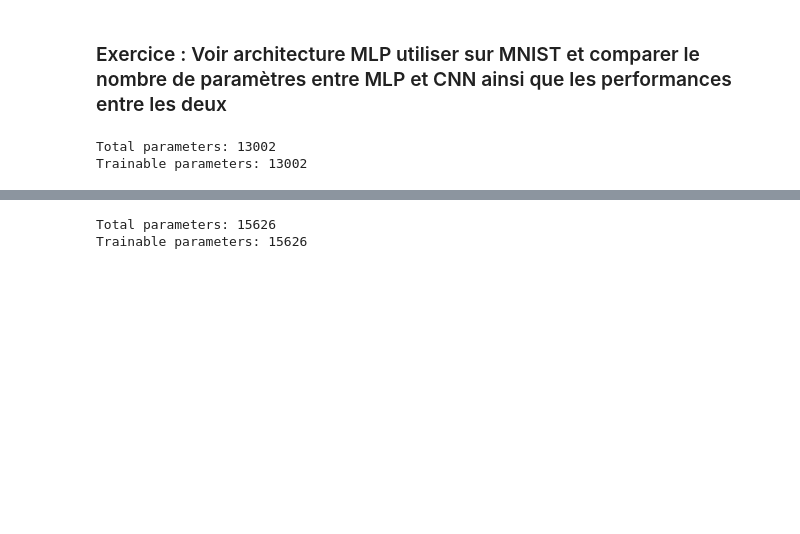
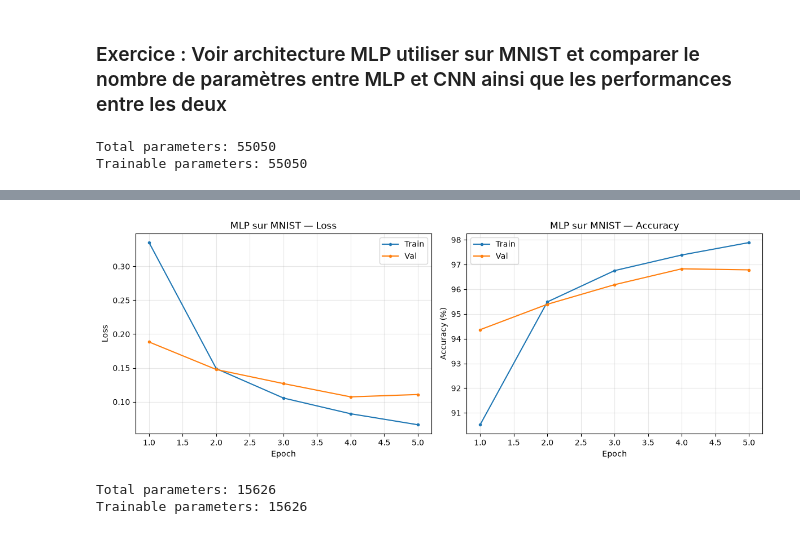
Before and after one commit to belafdil-chakib/2026-07-07, a Jupyter notebook: 999_Corrigés/CNN corrigé.ipynb, the cells around one changed output, grey strips where cells are left out. Saved outputs shown, nothing was run; the diff lists cells and outputs as text; code cells hidden in the pictures; blank space fills up the shorter version.

```diff
--- a/999_Corrigés/CNN corrigé.ipynb
+++ b/999_Corrigés/CNN corrigé.ipynb
@@ -229,49 +270,70 @@ class MLP(torch.nn.Module):
 # %%
-mlp_mnist_classifier = MLP(in_shape=X.shape[1], n_neurons=16, num_hiddens_layers=1, num_classes=10).to(device)
-# Assuming mnist_classifier is already defined
+mlp_mnist_classifier = MLP(in_shape=X.shape[1], n_neurons=64, num_hiddens_layers=1, num_classes=10).to(device)
+# mlp_mnist_classifier est déjà défini ci-dessus
 total_params = sum(p.numel() for p in mlp_mnist_classifier.parameters())
 trainable_params = sum(p.numel() for p in mlp_mnist_classifier.parameters() if p.requires_grad)
 
 print(f"Total parameters: {total_params}")
 print(f"Trainable parameters: {trainable_params}")
 # %% [output]
-Total parameters: 13002
-Trainable parameters: 13002
+Total parameters: 55050
+Trainable parameters: 55050
 # %%
 # Optimiseur et loss
+from torch.utils.data import DataLoader, random_split
 learning_rate = 1e-3
 optimizer = torch.optim.Adam(mlp_mnist_classifier.parameters(), lr=learning_rate)
 criterion = torch.nn.CrossEntropyLoss()
 
 batch_size = 32
-dataloader = DataLoader(dataset, batch_size=batch_size, shuffle=True)
+# Split train / validation (80 / 20)
+n_val = int(0.2 * len(dataset))
+train_dataset, val_dataset = random_split(dataset, [len(dataset) - n_val, n_val])
+train_dataloader = DataLoader(train_dataset, batch_size=batch_size, shuffle=True)
+val_dataloader = DataLoader(val_dataset, batch_size=batch_size, shuffle=False)
 
 # Entraînement
-n_epochs = 10
+history = {"train_loss": [], "val_loss": [], "train_acc": [], "val_acc": []}
+n_epochs = 5
 for epoch in range(1, n_epochs+1):
     total_loss = 0
     correct = 0
     total = 0
-    for xb, yb in dataloader:  # Mini-Batch
-        # Forward pass
+    mlp_mnist_classifier.train()
+    for xb, yb in train_dataloader:  # Mini-Batch
         y_pred = mlp_mnist_classifier(xb.to(device))
-
-        # Loss
         loss = criterion(y_pred, yb.to(device))
-
-        # Backward
         optimizer.zero_grad()
         loss.backward()
         optimizer.step()
 
         total_loss += loss.item() * xb.size(0)
-
-        # Accuracy
         preds = torch.argmax(y_pred.cpu(), dim=1)
         correct += (preds == yb).sum().item()
         total += yb.size(0)
-
     epoch_loss = total_loss / total
     epoch_acc = 100 * correct / total
-    print(f"Epoch {epoch:3d} | Loss: {epoch_loss:.4f} | Accuracy: {epoch_acc:.2f}%")
+
+    # --- Validation ---
+    mlp_mnist_classifier.eval()
+    val_loss = 0
+    val_correct = 0
+    val_total = 0
+    with torch.no_grad():
+        for xb, yb in val_dataloader:
+            y_pred = mlp_mnist_classifier(xb.to(device))
+            loss = criterion(y_pred, yb.to(device))
+            val_loss += loss.item() * xb.size(0)
+            preds = torch.argmax(y_pred.cpu(), dim=1)
+            val_correct += (preds == yb).sum().item()
+            val_total += yb.size(0)
+    epoch_val_loss = val_loss / val_total
+    epoch_val_acc = 100 * val_correct / val_total
+
+    # Historique + courbe train/val en direct (remplace le print)
+    history["train_loss"].append(epoch_loss)
+    history["val_loss"].append(epoch_val_loss)
+    history["train_acc"].append(epoch_acc)
+    history["val_acc"].append(epoch_val_acc)
+    live_plot_losses(history, title="MLP sur MNIST")
 # %% [output]
@@ -288,3 +340,4 @@ Epoch  10 | Loss: 1.5201 | Accuracy: 94.29%
+[figure, added]
 # %%
 cnn_mnist_classifier = LeNet5_GAP(num_classes=10).to(device)
 
```
Also changed, not shown: parts of 13 cells of this notebook, 1 other file.
